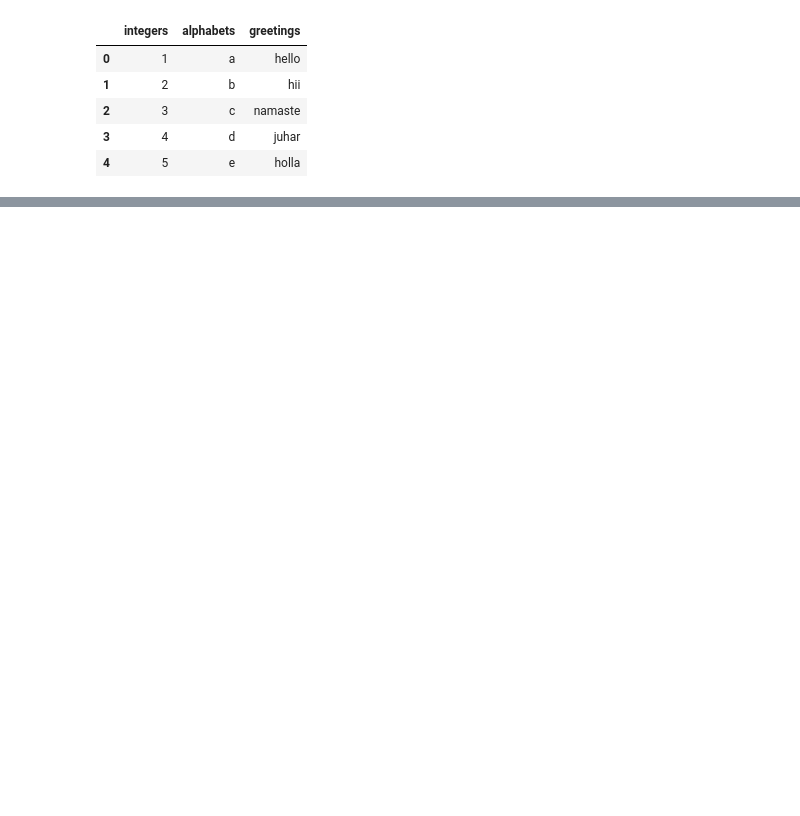
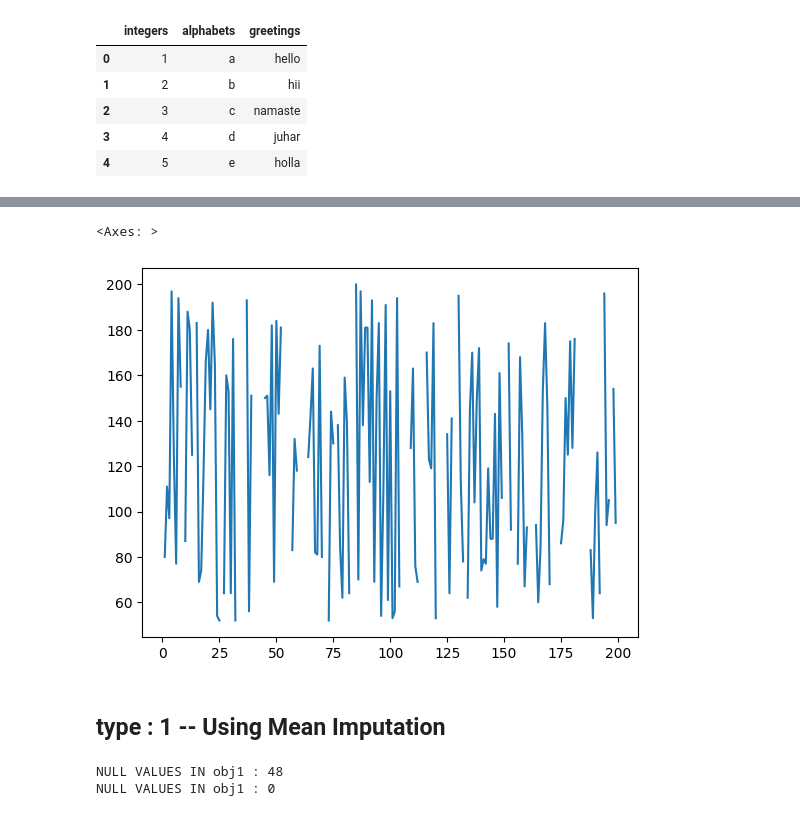
Before and after one commit to pradhans369/Python_and_Data_Science, a Jupyter notebook: 0 ML practice/18_8.ipynb, the cells around one changed output, grey strips where cells are left out. Saved outputs shown, nothing was run; the diff lists cells and outputs as text; code cells hidden in the pictures; blank space fills up the shorter version.

```diff
--- a/0 ML practice/18_8.ipynb
+++ b/0 ML practice/18_8.ipynb
@@ -156,0 +313,2 @@ pd.DataFrame(a.T)
+# %%
+df['f2'] = np.where(df['f2'] > 200, np.nan, df['f2'])
@@ -156,0 +341,23 @@ pd.DataFrame(a.T)
+# %%
+df['f2'].plot()
+# %% [output]
+<Axes: >
+[figure, added]
+# %% [markdown]
+## type : 1 -- Using Mean Imputation
+# %%
+# copying feature f2 into another object
+
+obj1 = df['f2'].copy()
+print(f"NULL VALUES IN obj1 : {obj1.isna().sum()}")
+
+mean = df['f2'].mean()
+
+# replacing null values with mean
+obj1 = obj1.fillna(mean)
+
+# checking for null values in obj1
+print(f"NULL VALUES IN obj1 : {obj1.isna().sum()}")
+# %% [output]
+NULL VALUES IN obj1 : 48
+NULL VALUES IN obj1 : 0
```
Also changed, not shown: parts of 41 cells of this notebook.
